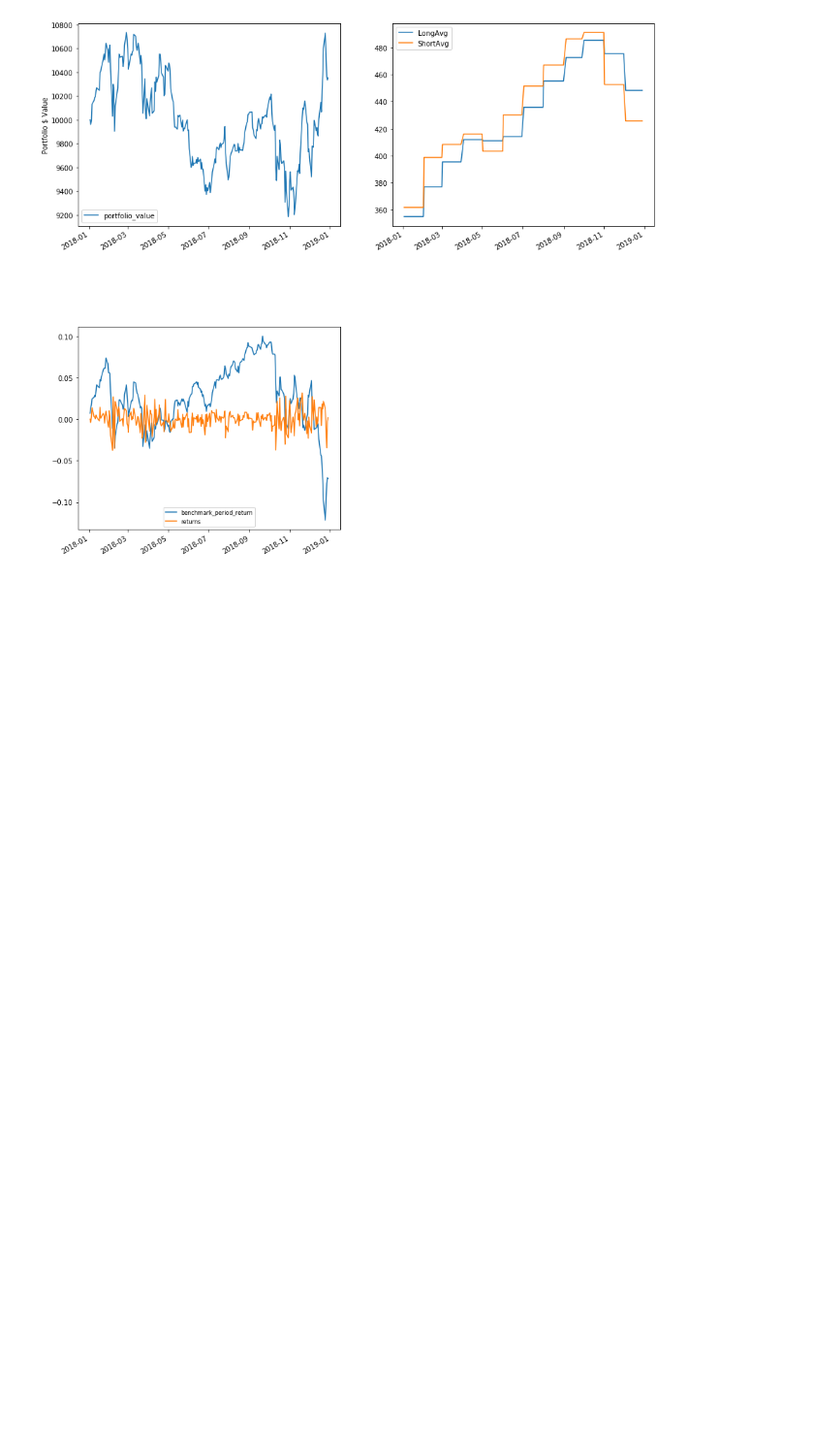
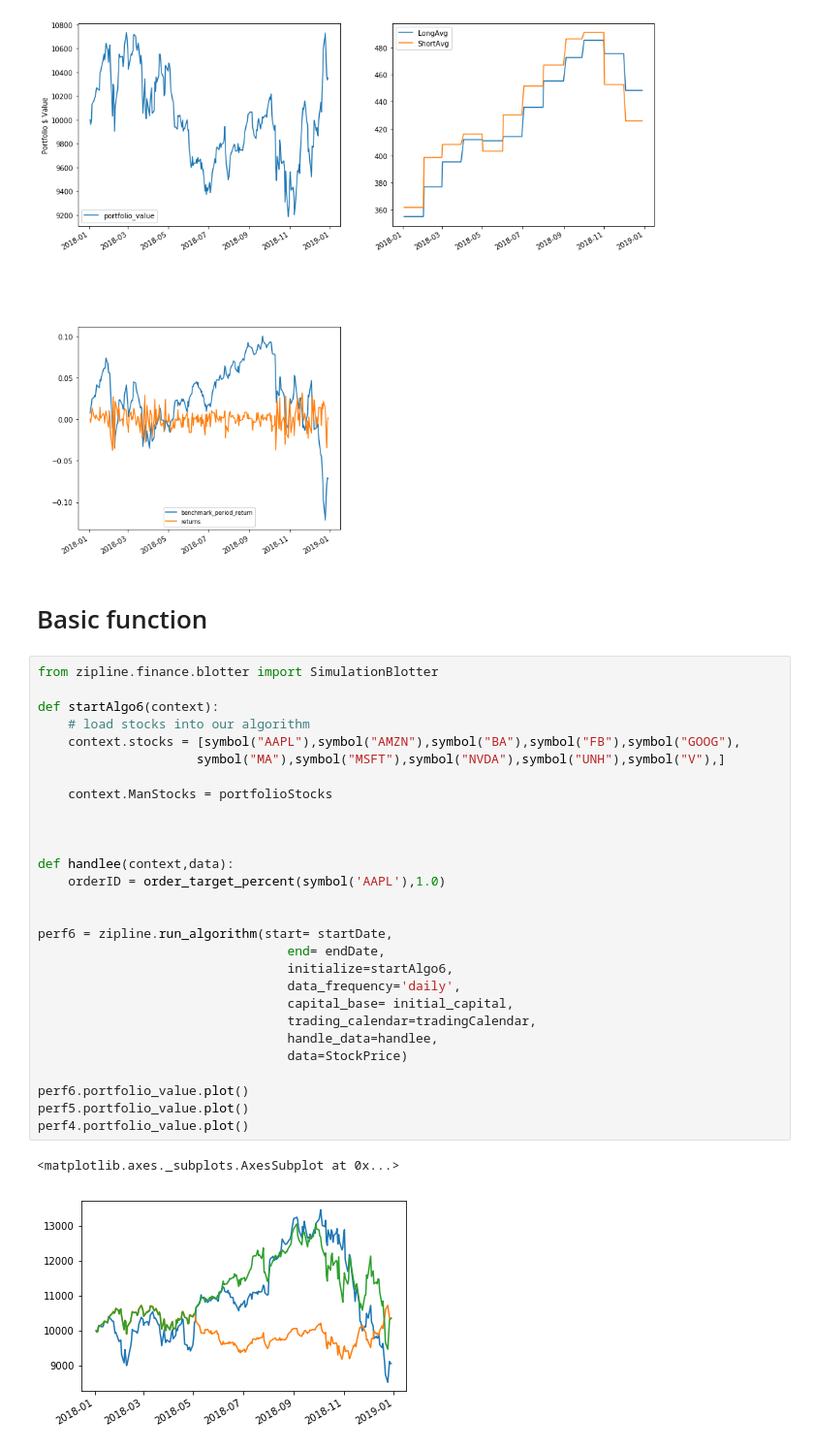
Before and after one commit to demidang12/PSTAT134FinalGroupProject, a Jupyter notebook: FinalProject.ipynb, the cells around one changed output. Shown: that part at 97% size. Saved outputs shown, nothing was run; the diff lists cells and outputs as text; blank space fills up the shorter version.

```diff
--- a/FinalProject.ipynb
+++ b/FinalProject.ipynb
@@ -604,3 +602,36 @@ perf5
 | 2018-12-28 21:00:00+00:00 | 156.23 | 1478.02 | 316.38 | 133.20 | 1037.08 | 448.30684 | 186.16 | 100.39 | 133.65 | 425.651143 | ... | ... |
 250 rows × 49 columns
 [figure]
+# %% [markdown]
+# Basic function
+# %%
+from zipline.finance.blotter import SimulationBlotter
+
+def startAlgo6(context):
+    # load stocks into our algorithm
+    context.stocks = [symbol("AAPL"),symbol("AMZN"),symbol("BA"),symbol("FB"),symbol("GOOG"),
+                     symbol("MA"),symbol("MSFT"),symbol("NVDA"),symbol("UNH"),symbol("V"),]
+
+    context.ManStocks = portfolioStocks
+
+
+
+def handlee(context,data):
+    orderID = order_target_percent(symbol('AAPL'),1.0)
+
+
+perf6 = zipline.run_algorithm(start= startDate,
+                                 end= endDate,
+                                 initialize=startAlgo6,
+                                 data_frequency='daily',
+                                 capital_base= initial_capital,
+                                 trading_calendar=tradingCalendar,
+                                 handle_data=handlee,
+                                 data=StockPrice)
+
+perf6.portfolio_value.plot()
+perf5.portfolio_value.plot()
+perf4.portfolio_value.plot()
+# %% [output]
+<matplotlib.axes._subplots.AxesSubplot at 0x...>
+[figure, added]
```
Also changed, not shown: parts of 4 cells of this notebook, 24 other files.
